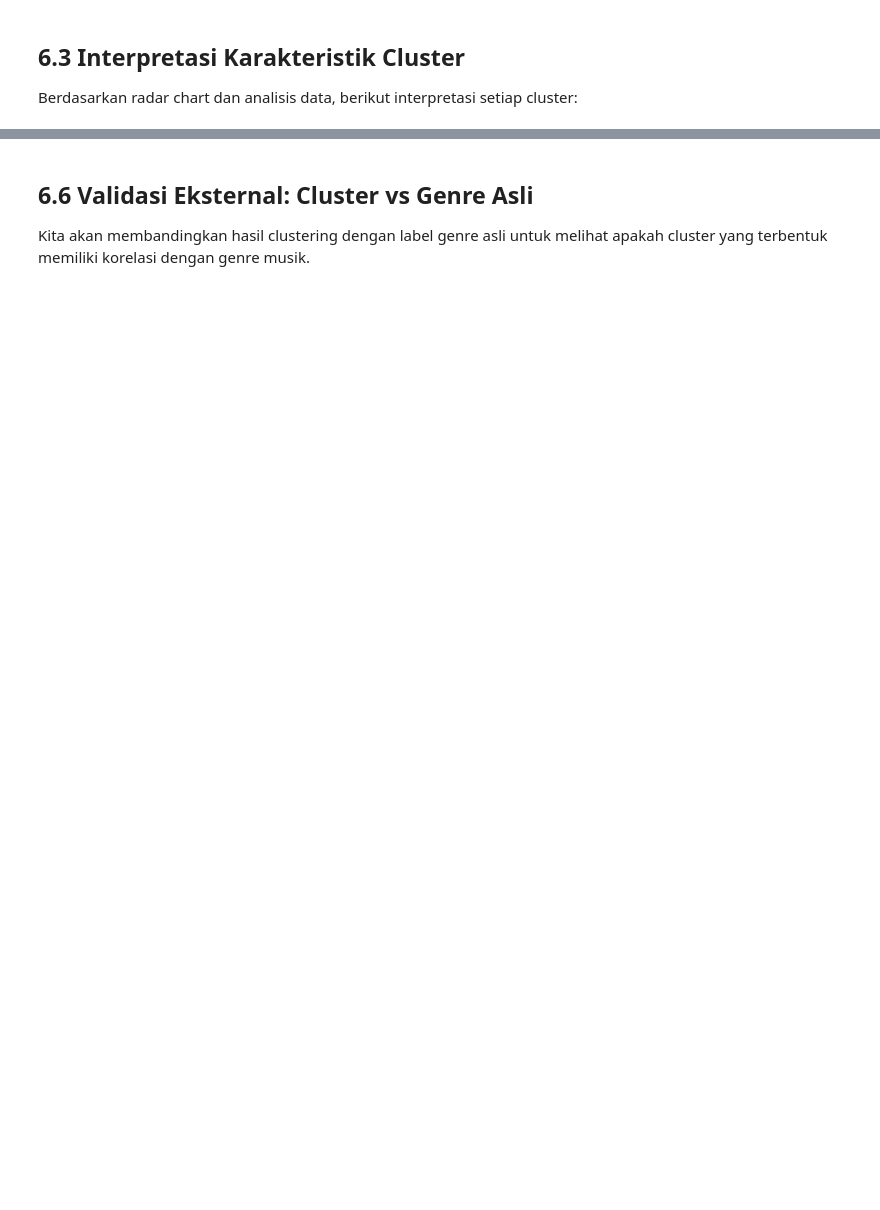
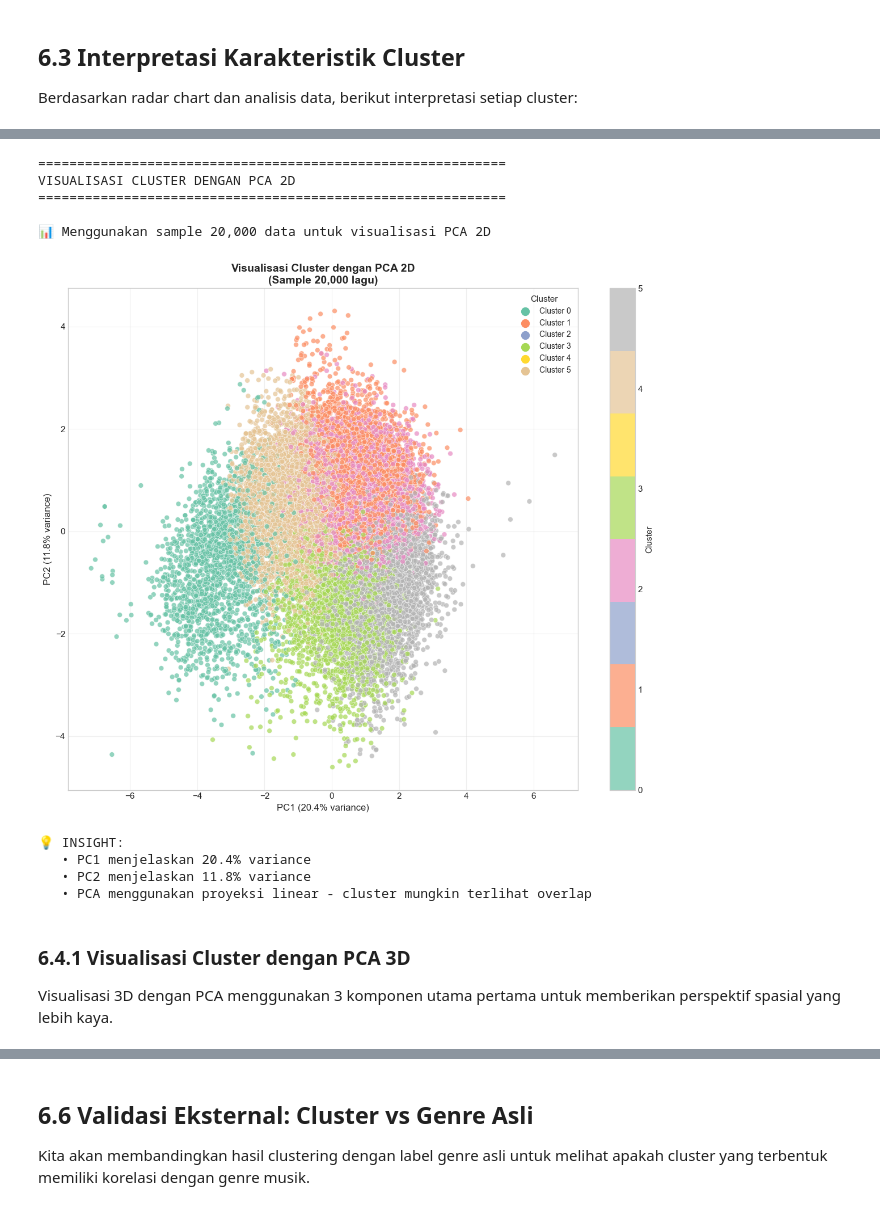
Before and after one commit to intxdv/Clustering_Songs, a Jupyter notebook: [v6]_Music_Genre_Clustering_using_Spotify_Dataset/[v6]_Music_Genre_Clustering_using_Spotify_Dataset.ipynb, the cells around one changed output, grey strips where cells are left out. Cells and saved outputs as stored; diff of their text form; code cells hidden in the pictures; blank space fills up the shorter version.

```diff
--- a/[v6]_Music_Genre_Clustering_using_Spotify_Dataset/[v6]_Music_Genre_Clustering_using_Spotify_Dataset.ipynb
+++ b/[v6]_Music_Genre_Clustering_using_Spotify_Dataset/[v6]_Music_Genre_Clustering_using_Spotify_Dataset.ipynb
@@ -1291,0 +1156,67 @@ VISUALISASI CLUSTER 3D DENGAN t-SNE
+# %%
+# Visualisasi PCA 2D
+print("=" * 60)
+print("VISUALISASI CLUSTER DENGAN PCA 2D")
+print("=" * 60)
+
+# Ambil sample untuk visualisasi (sama dengan t-SNE untuk konsistensi)
+np.random.seed(42)
+sample_size_pca = 20000
+
+if len(X_pca) > sample_size_pca:
+    sample_idx_pca = np.random.choice(len(X_pca), sample_size_pca, replace=False)
+    X_pca_sample_2d = X_pca[sample_idx_pca]
+    labels_pca_sample = cluster_labels[sample_idx_pca]
+else:
+    X_pca_sample_2d = X_pca
+    labels_pca_sample = cluster_labels
+
+print(f"\n📊 Menggunakan sample {len(X_pca_sample_2d):,} data untuk visualisasi PCA 2D")
+
+# Visualisasi menggunakan 2 komponen utama pertama (PC1 vs PC2)
+fig, ax = plt.subplots(figsize=(12, 10))
+
+# Scatter plot dengan warna berdasarkan cluster
+scatter = ax.scatter(X_pca_sample_2d[:, 0], X_pca_sample_2d[:, 1],
+                     c=labels_pca_sample, cmap='Set2', alpha=0.7, s=40,
+                     edgecolor='white', linewidth=0.5)
+
+ax.set_xlabel(f'PC1 ({pca.explained_variance_ratio_[0]*100:.1f}% variance)', fontsize=12)
+ax.set_ylabel(f'PC2 ({pca.explained_variance_ratio_[1]*100:.1f}% variance)', fontsize=12)
+ax.set_title(f'Visualisasi Cluster dengan PCA 2D\n(Sample {sample_size_pca:,} lagu)',
+             fontsize=14, fontweight='bold')
+
+# Colorbar
+cbar = plt.colorbar(scatter, ax=ax, ticks=range(optimal_k))
+cbar.set_label('Cluster', fontsize=11)
+
+# Tambahkan legend
+handles = [plt.scatter([], [], c=plt.cm.Set2(i/optimal_k), s=100, label=f'Cluster {i}')
+           for i in range(optimal_k)]
+ax.legend(handles=handles, title='Cluster', loc='upper right', fontsize=10)
+
+# Tambahkan grid untuk kemudahan membaca
+ax.grid(True, alpha=0.3)
+
+plt.tight_layout()
+plt.show()
+
+print(f"\n💡 INSIGHT:")
+print(f"   • PC1 menjelaskan {pca.explained_variance_ratio_[0]*100:.1f}% variance")
+print(f"   • PC2 menjelaskan {pca.explained_variance_ratio_[1]*100:.1f}% variance")
+print(f"   • PCA menggunakan proyeksi linear - cluster mungkin terlihat overlap")
+# %% [output]
+============================================================
+VISUALISASI CLUSTER DENGAN PCA 2D
+============================================================
+
+📊 Menggunakan sample 20,000 data untuk visualisasi PCA 2D
+[figure, added]
+💡 INSIGHT:
+   • PC1 menjelaskan 20.4% variance
+   • PC2 menjelaskan 11.8% variance
+   • PCA menggunakan proyeksi linear - cluster mungkin terlihat overlap
+# %% [markdown]
+### 6.4.1 Visualisasi Cluster dengan PCA 3D
+
+Visualisasi 3D dengan PCA menggunakan 3 komponen utama pertama untuk memberikan perspektif spasial yang lebih kaya.
```
Also changed, not shown: parts of 22 cells of this notebook.
